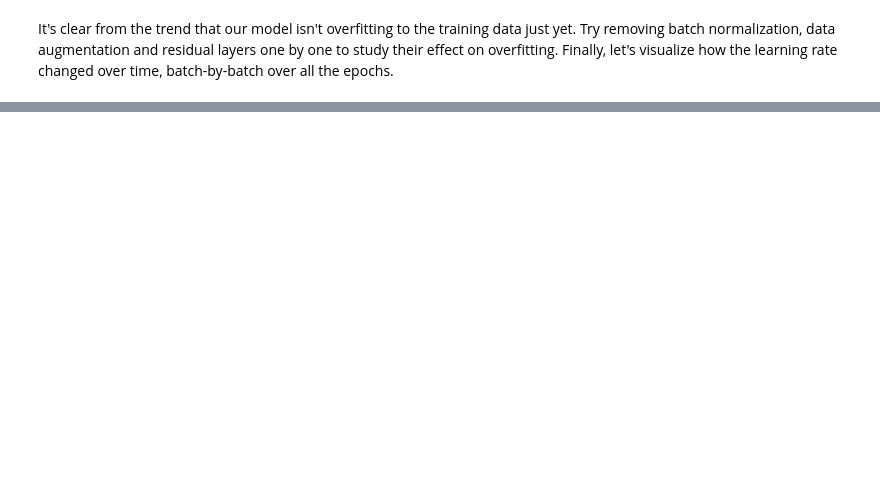
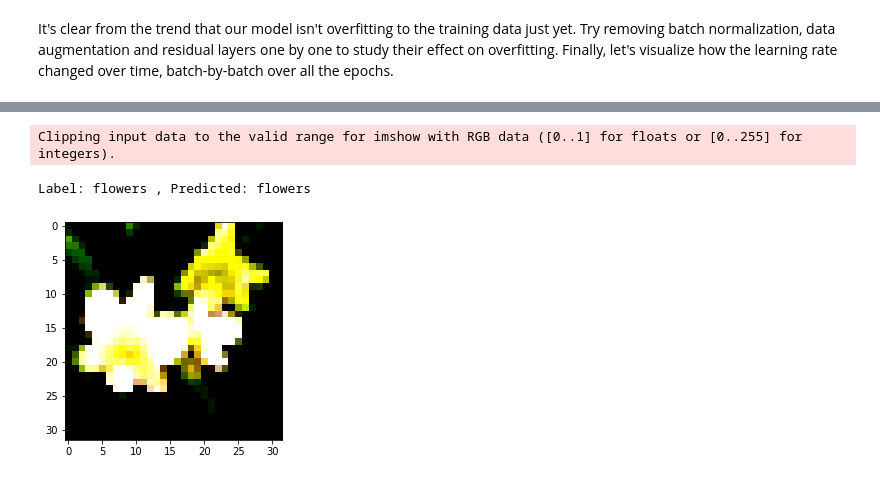
Before and after one commit to Strata-Tech/CIFAR100, a Jupyter notebook: CIFAR100.ipynb, the cells around one changed output, grey strips where cells are left out. Drawn from its saved outputs; the diff is of its cells as text; code cells hidden in the pictures; blank space fills up the shorter version.

```diff
--- a/CIFAR100.ipynb
+++ b/CIFAR100.ipynb
@@ -846,0 +882,8 @@ plot_lrs(history)
+# %%
+img, label = valid_ds[1002]
+plt.imshow(img.permute(1, 2, 0))
+print('Label:', valid_ds.classes[label], ', Predicted:', predict_image(img, model))
+# %% [output]
+Clipping input data to the valid range for imshow with RGB data ([0..1] for floats or [0..255] for integers).
+Label: flowers , Predicted: flowers
+[figure, added]
```
Also changed, not shown: parts of 15 cells of this notebook.
